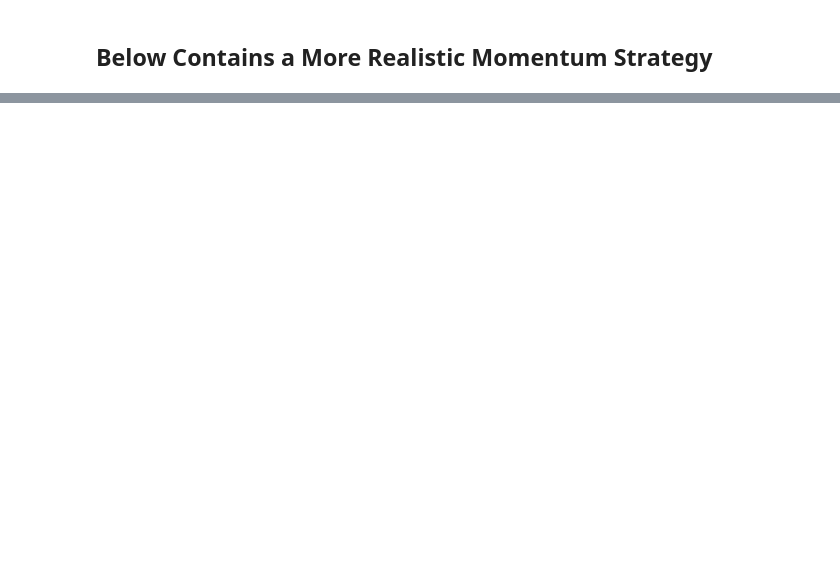
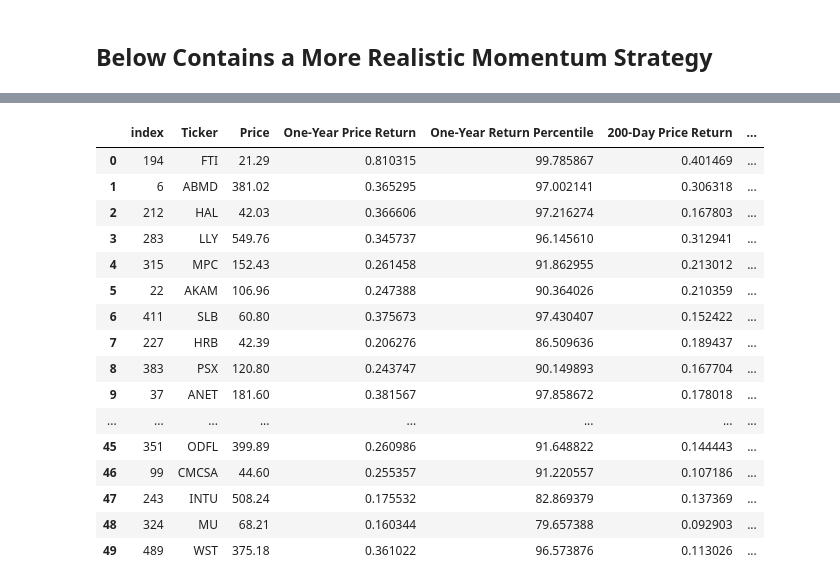
Before and after one commit to Hashim-Khan0/algorithmic_trading_intro, a Jupyter notebook: quantitative_momentum.ipynb, the cells around one changed output, grey strips where cells are left out. Drawn from its saved outputs; the diff is of its cells as text; code cells hidden in the pictures; blank space fills up the shorter version.

```diff
--- a/quantitative_momentum.ipynb
+++ b/quantitative_momentum.ipynb
@@ -118,13 +118,15 @@ hqm_columns = [
     '200-Day Return Percentile',
     '50-Day Price Return',
     '50-Day Return Percentile',
+    'HQM Score'
 ]
 # %%
 dataframes1 = []
-rows1 = []
+
 
 for symbol_string in symbol_strings:
     batch_api_url = "https://yfapi.net/v6/finance/quote"
+    rows1 = []
 
     querystring = {"symbols": symbol_string}
 
@@ -147,9 +149,9 @@ for symbol_string in symbol_strings:
         day200_return = float(result.get('twoHundredDayAverageChangePercent', np.nan))
         day50_return = float(result.get('fiftyDayAverageChangePercent', np.nan))
 
-        rows1.append([symbol, regular_market_price, year_price_return, 'n/a', day200_return, 'n/a', day50_return, 'n/a'])
+        rows1.append([symbol, regular_market_price, year_price_return, 0, day200_return, 0, day50_return, 0, 0])
 
     dataframe = pd.DataFrame(rows1, columns=hqm_columns)
     dataframes1.append(dataframe)
 
-final_dataframe = pd.concat(dataframes1, ignore_index=True)
+hqm_dataframe = pd.concat(dataframes1, ignore_index=True)
@@ -164,0 +158,7 @@ final_dataframe.head()
+# %%
+time_periods = ['One-Year', '200-Day', '50-Day']
+
+for time_period in time_periods:
+    hqm_dataframe[f'{time_period} Return Percentile'] = hqm_dataframe[f'{time_period} Price Return'].rank(pct=True) * 100
+
+hqm_dataframe
@@ -164,0 +179,12 @@ final_dataframe.head()
+# %%
+from statistics import mean
+
+for row in hqm_dataframe.index:
+    row_percentiles=[]
+    for time_period in time_periods:
+        row_percentiles.append(hqm_dataframe.loc[row, f'{time_period} Return Percentile'])
+
+    hqm_dataframe.loc[row, 'HQM Score'] = mean(row_percentiles)
+
+
+hqm_dataframe
@@ -164,0 +205,23 @@ final_dataframe.head()
+# %%
+hqm_dataframe.sort_values('HQM Score', ascending = False, inplace = True)
+hqm_dataframe = hqm_dataframe[:50]
+hqm_dataframe.reset_index(inplace=True)
+hqm_dataframe
+# %% [output]
+|  | index | Ticker | Price | One-Year Price Return | One-Year Return Percentile | 200-Day Price Return | ... |
+| 0 | 194 | FTI | 21.29 | 0.810315 | 99.785867 | 0.401469 | ... |
+| 1 | 6 | ABMD | 381.02 | 0.365295 | 97.002141 | 0.306318 | ... |
+| 2 | 212 | HAL | 42.03 | 0.366606 | 97.216274 | 0.167803 | ... |
+| 3 | 283 | LLY | 549.76 | 0.345737 | 96.145610 | 0.312941 | ... |
+| 4 | 315 | MPC | 152.43 | 0.261458 | 91.862955 | 0.213012 | ... |
+| 5 | 22 | AKAM | 106.96 | 0.247388 | 90.364026 | 0.210359 | ... |
+| 6 | 411 | SLB | 60.80 | 0.375673 | 97.430407 | 0.152422 | ... |
+| 7 | 227 | HRB | 42.39 | 0.206276 | 86.509636 | 0.189437 | ... |
+| 8 | 383 | PSX | 120.80 | 0.243747 | 90.149893 | 0.167704 | ... |
+| 9 | 37 | ANET | 181.60 | 0.381567 | 97.858672 | 0.178018 | ... |
+| ... | ... | ... | ... | ... | ... | ... | ... |
+| 45 | 351 | ODFL | 399.89 | 0.260986 | 91.648822 | 0.144443 | ... |
+| 46 | 99 | CMCSA | 44.60 | 0.255357 | 91.220557 | 0.107186 | ... |
+| 47 | 243 | INTU | 508.24 | 0.175532 | 82.869379 | 0.137369 | ... |
+| 48 | 324 | MU | 68.21 | 0.160344 | 79.657388 | 0.092903 | ... |
+| 49 | 489 | WST | 375.18 | 0.361022 | 96.573876 | 0.113026 | ... |
```
Also changed, not shown: parts of 7 cells of this notebook.
